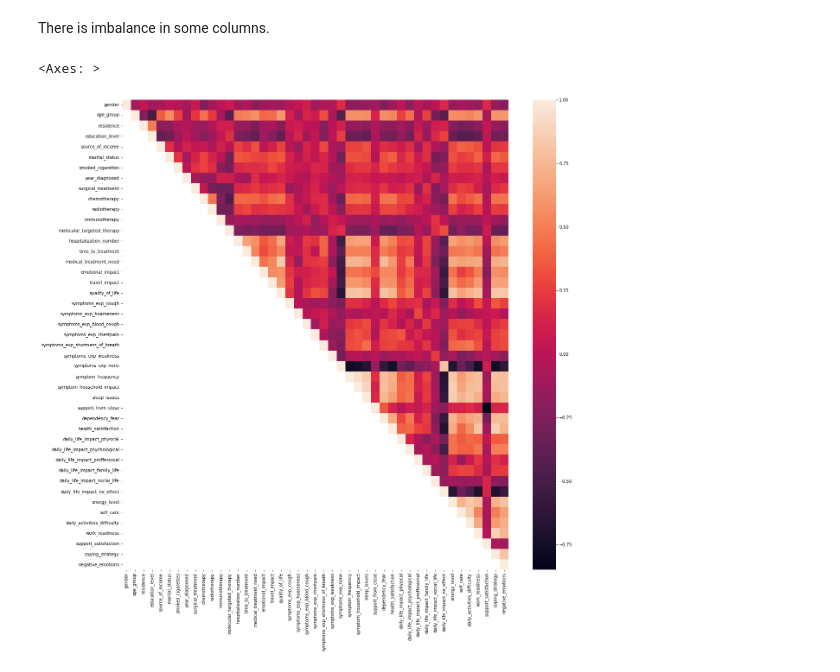
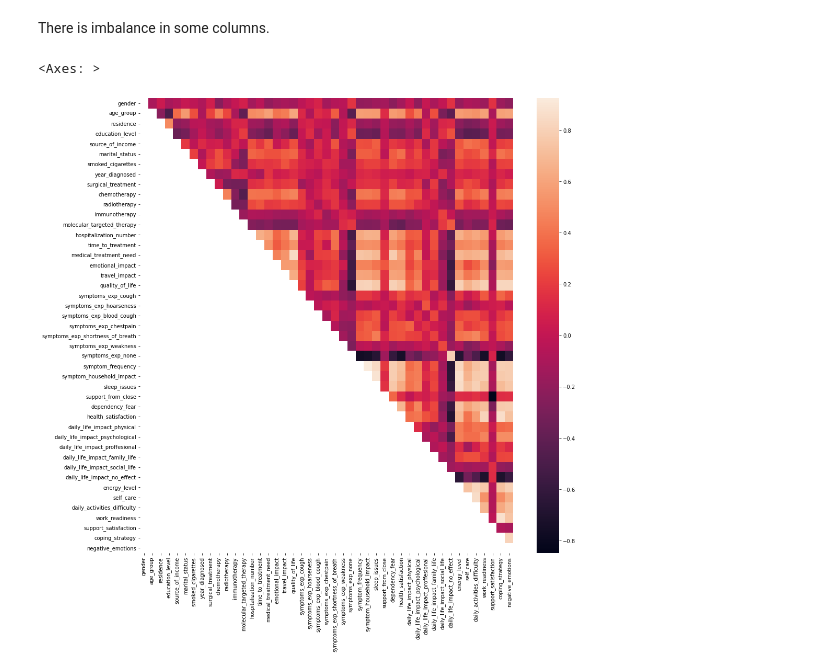
Before and after one commit to Harris-dev26/Data_mining, a Jupyter notebook: Project_file.ipynb, the cells around one changed output. Saved outputs shown, nothing was run; the diff lists cells and outputs as text; code cells hidden in the pictures.

```diff
--- a/Project_file.ipynb
+++ b/Project_file.ipynb
@@ -216,13 +216,13 @@ correlation=df.corr()
 # %%
 # Mask the upper triangle (to avoid duplicate pairs)
 
-mask = np.triu(np.ones_like(correlation, dtype=bool))
+mask = np.triu(np.ones_like(correlation, dtype=bool), k=1)
 
 # Apply the mask to the correlation matrix
 masked_corr = correlation.where(mask)
-plt.figure(figsize=(20,20))
+plt.figure(figsize=(16,16))
 
 sns.heatmap(masked_corr)
 # %% [output]
 <Axes: >
-[figure, old version]
+[figure, new version]
```
Also changed, not shown: parts of 1 cell of this notebook.
